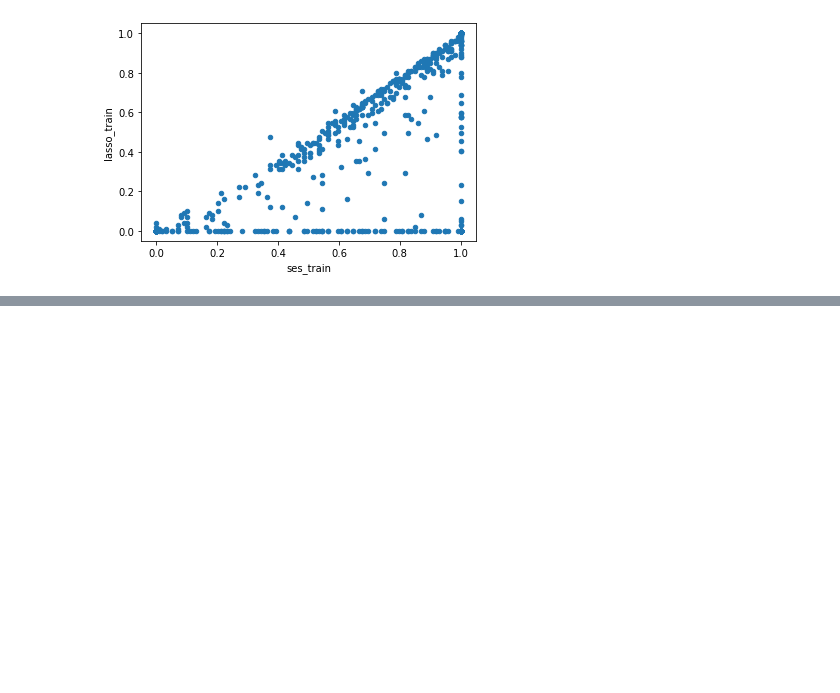
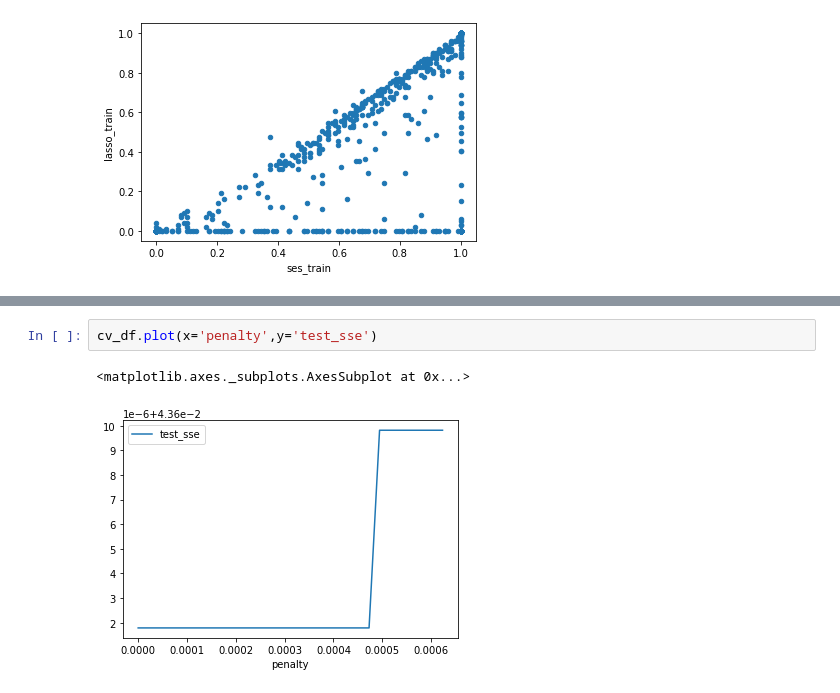
Before and after one commit to JonRMichel/exp-smoothing-k-periods-ahead, a Jupyter notebook: optimal alpha for m3 yearly-checkpoint.ipynb, the cells around one changed output, grey strips where cells are left out. Cells and saved outputs as stored; diff of their text form; blank space fills up the shorter version.

```diff
--- a/optimal alpha for m3 yearly-checkpoint.ipynb
+++ b/optimal alpha for m3 yearly-checkpoint.ipynb
@@ -115,0 +199,5 @@ lasso_test_df.plot.scatter(x='ses_train',y='lasso_train')
+# %%
+cv_df.plot(x='penalty',y='test_sse')
+# %% [output]
+<matplotlib.axes._subplots.AxesSubplot at 0x...>
+[figure, added]
```
Also changed, not shown: parts of 7 cells of this notebook.
